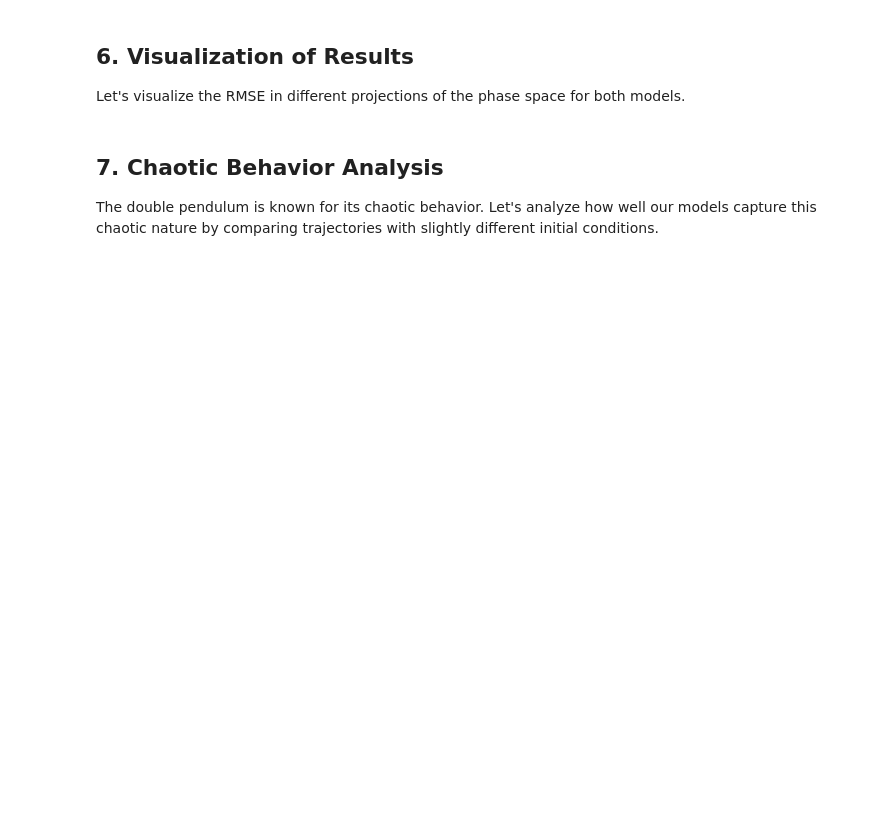
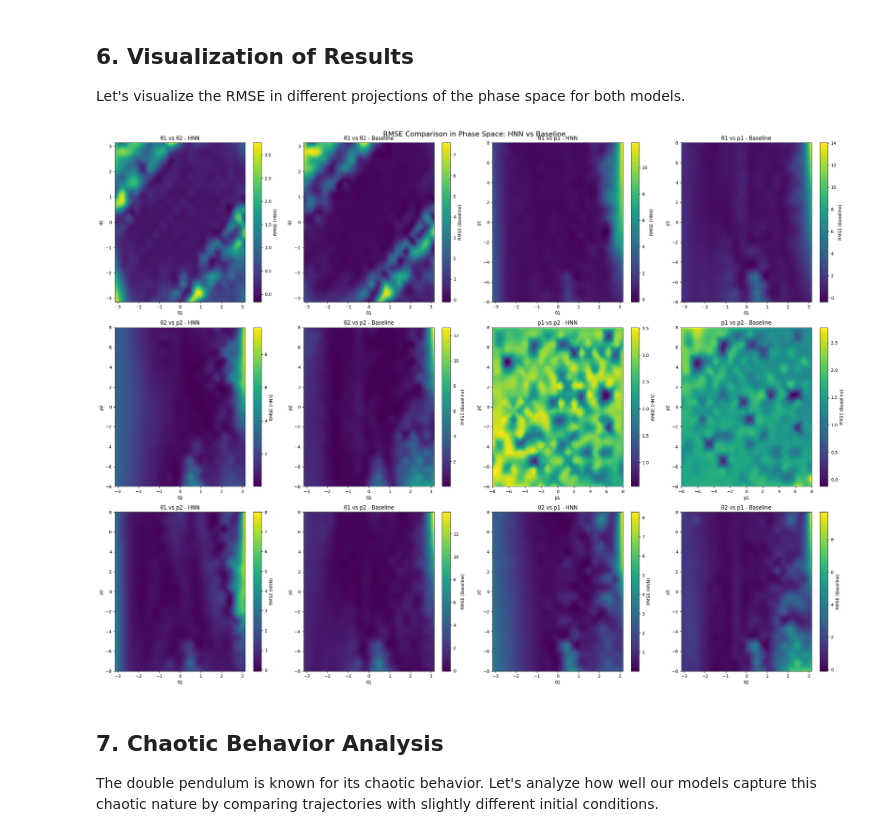
Before and after one commit to YuriPaglierani/Hamiltonian-Neural-Networks-Pendulums, a Jupyter notebook: notebooks/double_pendulum_nb.ipynb, the cells around one changed output. Cells and saved outputs as stored; diff of their text form; code cells hidden in the pictures; blank space fills up the shorter version.

Commit message:
Working on double_pendulum notebook

```diff
--- a/notebooks/double_pendulum_nb.ipynb
+++ b/notebooks/double_pendulum_nb.ipynb
@@ -154,3 +149,90 @@ plot_rmse_phase_space(states, baseline_rmse, "Baseline")
+# %%
+from scipy.interpolate import griddata
+
+def true_dynamics_double_pendulum(state, m1, m2, l1, l2, g):
+    theta1, theta2, p1, p2 = state
+    cos_diff = np.cos(theta1 - theta2)
+    sin_diff = np.sin(theta1 - theta2)
+
+    dtheta1_dt = (l2 * p1 - l1 * p2 * cos_diff) / (l1**2 * l2 * (m1 + m2 * sin_diff**2))
+    dtheta2_dt = (-m2 * l2 * p1 * cos_diff + (m1 + m2) * l1 * p2) / (m2 * l1 * l2**2 * (m1 + m2 * sin_diff**2))
+
+    h1 = p1*p2*sin_diff / (l1*l2*(m1 + m2*sin_diff**2))
+    h2 = (m2*l2**2*p1**2 + (m1 + m2)*l1**2*p2**2 - 2*m2*l1*l2*p1*p2*cos_diff) / (2*l1**2*l2**2*(m1 + m2*sin_diff**2)**2)
+
+    dp1_dt = -(m1 + m2) * g * l1 * np.sin(theta1) - h1 + h2*np.sin(2*(theta1 - theta2))
+    dp2_dt = -m2 * g * l2 * np.sin(theta2) + h1 - h2*np.sin(2*(theta1 - theta2))
+
+    return np.stack([dtheta1_dt, dtheta2_dt, dp1_dt, dp2_dt])
+
+def compute_rmse_phase_space_double_pendulum(model, domain_range=(-np.pi, np.pi, -8, 8), resolution=20, m1=2.0, m2=1.0, l1=1.5, l2=2.0, g=3.0):
+    theta_min, theta_max, p_min, p_max = domain_range
+
+    theta1 = np.linspace(theta_min, theta_max, resolution)
+    theta2 = np.linspace(theta_min, theta_max, resolution)
+    p1 = np.linspace(p_min, p_max, resolution)
+    p2 = np.linspace(p_min, p_max, resolution)
+
+    grid = np.meshgrid(theta1, theta2, p1, p2, indexing='ij')
+    states = np.stack(grid).reshape(4, -1).T
+
+    true_dyn = true_dynamics_double_pendulum(states.T, m1, m2, l1, l2, g).T
+
+    model.eval()
+    with torch.no_grad():
+        states_torch = torch.tensor(states, dtype=torch.float32)
+        model_dyn = model(states_torch).numpy()
+
+    mse = np.mean((true_dyn - model_dyn)**2, axis=1)
+    rmse = np.sqrt(mse)
+
+    return states, rmse
+
+def plot_rmse_phase_space_comparison_double_pendulum(states, rmse_hnn, rmse_baseline, domain_range=(-np.pi, np.pi, -8, 8), resolution=100):
+    theta_min, theta_max, p_min, p_max = domain_range
+
+    fig, axs = plt.subplots(3, 4, figsize=(24, 18))
+    plt.subplots_adjust(wspace=0.4, hspace=0.3)
+
+    combinations = [(0, 1, 'θ1', 'θ2'), (0, 2, 'θ1', 'p1'), (1, 3, 'θ2', 'p2'),
+                    (2, 3, 'p1', 'p2'), (0, 3, 'θ1', 'p2'), (1, 2, 'θ2', 'p1')]
+
+    for i, (idx1, idx2, label1, label2) in enumerate(combinations):
+        # Create a fine grid for interpolation
+        x_fine = np.linspace(states[:, idx1].min(), states[:, idx1].max(), resolution)
+        y_fine = np.linspace(states[:, idx2].min(), states[:, idx2].max(), resolution)
+        x_grid, y_grid = np.meshgrid(x_fine, y_fine)
+
+        # Interpolate RMSE values onto the fine grid
+        rmse_hnn_interp = griddata(states[:, [idx1, idx2]], rmse_hnn, (x_grid, y_grid), method='cubic')
+        rmse_baseline_interp = griddata(states[:, [idx1, idx2]], rmse_baseline, (x_grid, y_grid), method='cubic')
+
+        # Plot HNN
+        im1 = axs[i//2, 2*i%4].imshow(rmse_hnn_interp, extent=[x_fine.min(), x_fine.max(), y_fine.min(), y_fine.max()],
+                                      origin='lower', aspect='auto', cmap='viridis')
+        axs[i//2, 2*i%4].set_title(f'{label1} vs {label2} - HNN', fontsize=12)
+        axs[i//2, 2*i%4].set_xlabel(label1, fontsize=10)
+        axs[i//2, 2*i%4].set_ylabel(label2, fontsize=10)
+        plt.colorbar(im1, ax=axs[i//2, 2*i%4], label='RMSE (HNN)')
+
+        # Plot Baseline
+        im2 = axs[i//2, 2*i%4+1].imshow(rmse_baseline_interp, extent=[x_fine.min(), x_fine.max(), y_fine.min(), y_fine.max()],
+                                        origin='lower', aspect='auto', cmap='viridis')
+        axs[i//2, 2*i%4+1].set_title(f'{label1} vs {label2} - Baseline', fontsize=12)
+        axs[i//2, 2*i%4+1].set_xlabel(label1, fontsize=10)
+        axs[i//2, 2*i%4+1].set_ylabel(label2, fontsize=10)
+        plt.colorbar(im2, ax=axs[i//2, 2*i%4+1], label='RMSE (Baseline)')
+
+    plt.suptitle('RMSE Comparison in Phase Space: HNN vs Baseline', fontsize=16)
+    plt.tight_layout()
+    plt.show()
+
+# Example usage:
+states, rmse_hnn = compute_rmse_phase_space_double_pendulum(hnn_model, domain_range=(-np.pi, np.pi, -8, 8), resolution=20)
+_, rmse_baseline = compute_rmse_phase_space_double_pendulum(baseline_model, domain_range=(-np.pi, np.pi, -8, 8), resolution=20)
+plot_rmse_phase_space_comparison_double_pendulum(states, rmse_hnn, rmse_baseline)
+# %% [output]
+[figure, added]
 # %% [markdown]
 ## 7. Chaotic Behavior Analysis
 
```
Also changed, not shown: parts of 15 cells of this notebook.
